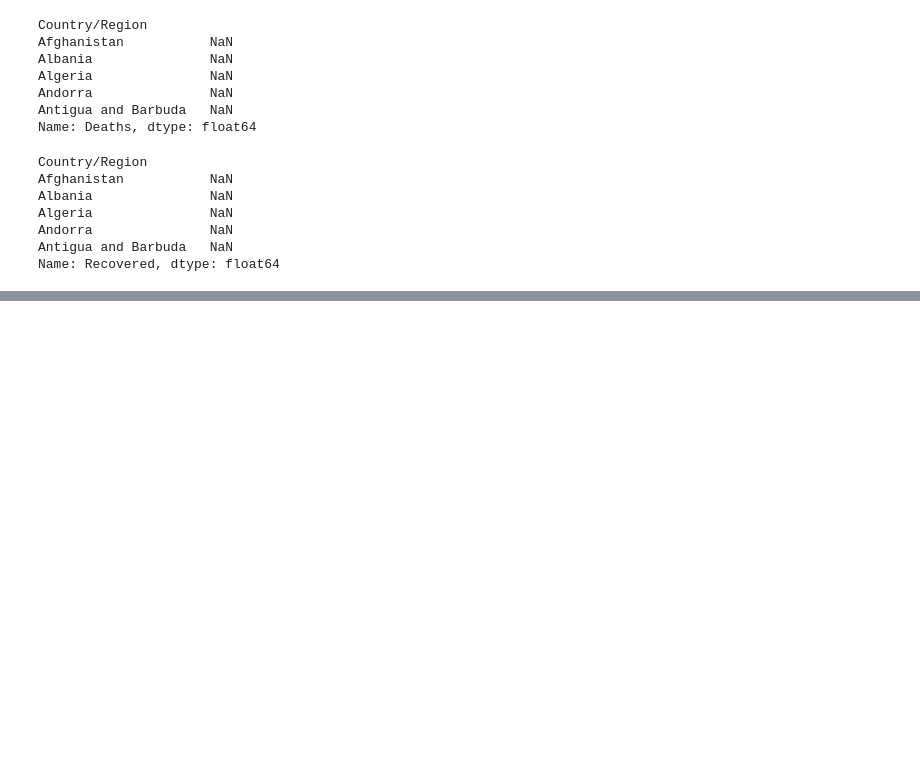
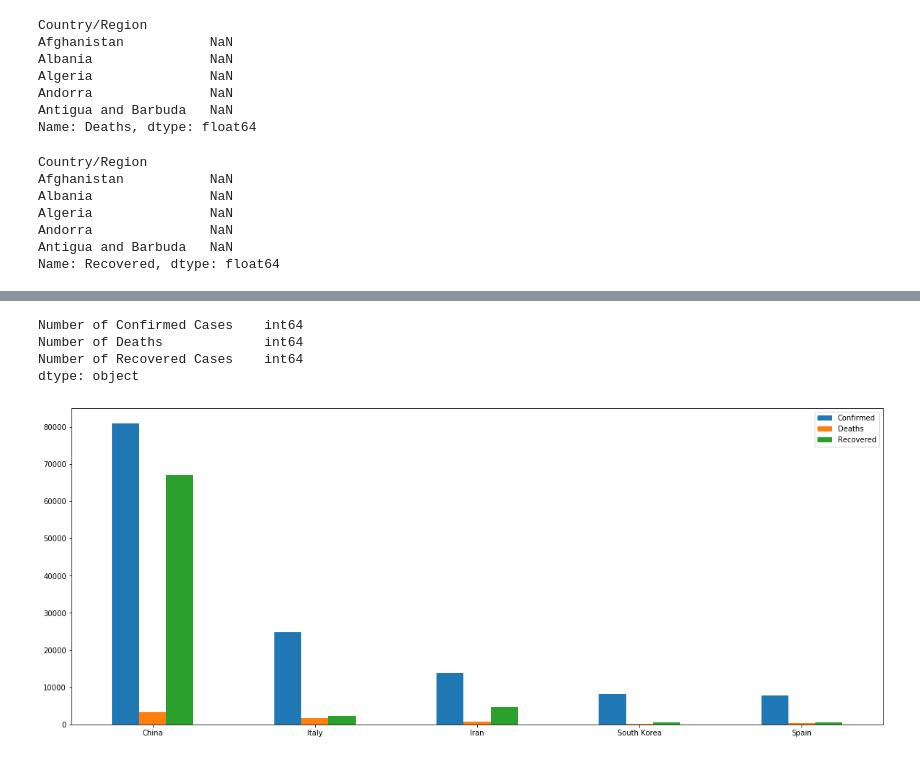
Before and after one commit to kyranduncan/project_1, a Jupyter notebook: COVID_19_Summary_Stats.ipynb, the cells around one changed output, grey strips where cells are left out. Saved outputs shown, nothing was run; the diff lists cells and outputs as text; code cells hidden in the pictures; blank space fills up the shorter version.

```diff
--- a/COVID_19_Summary_Stats.ipynb
+++ b/COVID_19_Summary_Stats.ipynb
@@ -428,0 +541,22 @@ summary_stat_recovered.head()
+# %%
+top_5_confirmed.dtypes
+# %% [output]
+Number of Confirmed Cases    int64
+Number of Deaths             int64
+Number of Recovered Cases    int64
+dtype: object
+# %%
+#top 5 bar chart
+confirmed5=[81003, 24747, 13938, 8162, 7798]
+deaths5=[3203, 1809, 724, 75, 289]
+recovered5=[67017, 2335, 4590, 510, 517]
+index5=['China', 'Italy', 'Iran', 'South Korea', 'Spain']
+df = pd.DataFrame({'Confirmed': confirmed5,
+                   'Deaths': deaths5, 'Recovered': recovered5}, index=index5)
+fig_size = plt.rcParams["figure.figsize"]
+fig_size[0] = 20
+fig_size[1] = 8
+plt.rcParams["figure.figsize"] = fig_size
+ax = df.plot.bar(rot=0)
+# %% [output]
+[figure, added]
```
Also changed, not shown: parts of 20 cells of this notebook.
